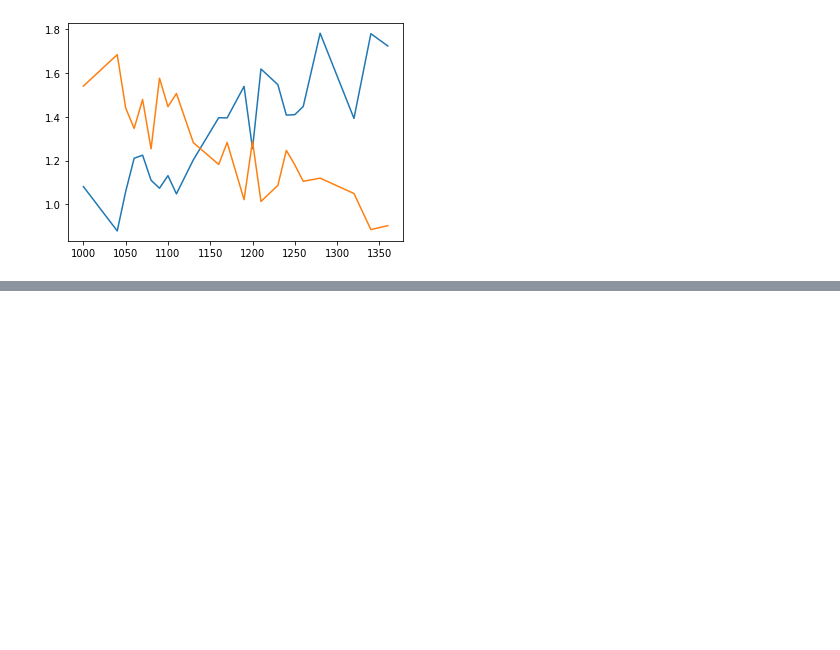
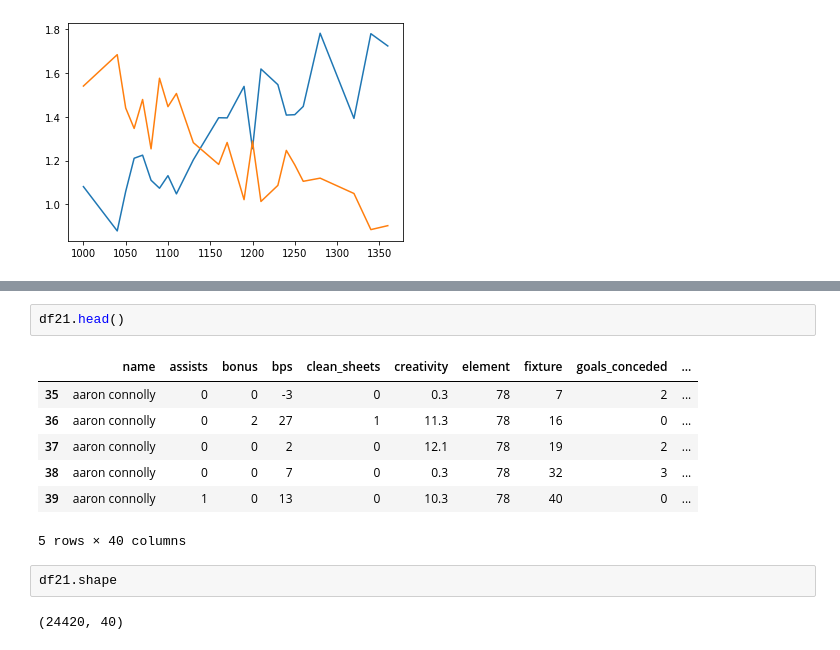
Before and after one commit to 1kruidenp/fflpred, a Jupyter notebook: notebooks/peps_notebook_trio.ipynb, the cells around one changed output, grey strips where cells are left out. Cells and saved outputs as stored; diff of their text form; blank space fills up the shorter version.

```diff
--- a/notebooks/peps_notebook_trio.ipynb
+++ b/notebooks/peps_notebook_trio.ipynb
@@ -215,0 +228,14 @@ plt.plot(df21[['total_points','opponent_level']].groupby('opponent_level').mean(
+# %%
+df21.head()
+# %% [output]
+|  | name | assists | bonus | bps | clean_sheets | creativity | element | fixture | goals_conceded | ... |
+| 35 | aaron connolly | 0 | 0 | -3 | 0 | 0.3 | 78 | 7 | 2 | ... |
+| 36 | aaron connolly | 0 | 2 | 27 | 1 | 11.3 | 78 | 16 | 0 | ... |
+| 37 | aaron connolly | 0 | 0 | 2 | 0 | 12.1 | 78 | 19 | 2 | ... |
+| 38 | aaron connolly | 0 | 0 | 7 | 0 | 0.3 | 78 | 32 | 3 | ... |
+| 39 | aaron connolly | 1 | 0 | 13 | 0 | 10.3 | 78 | 40 | 0 | ... |
+5 rows × 40 columns
+# %%
+df21.shape
+# %% [output]
+(24420, 40)
```
Also changed, not shown: parts of 2 cells of this notebook.
